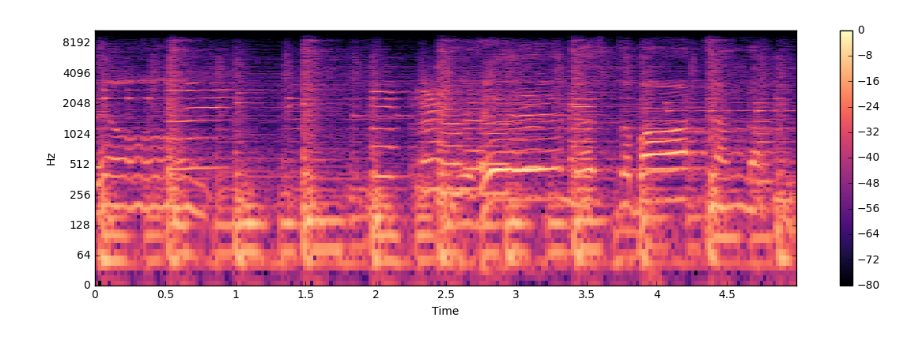
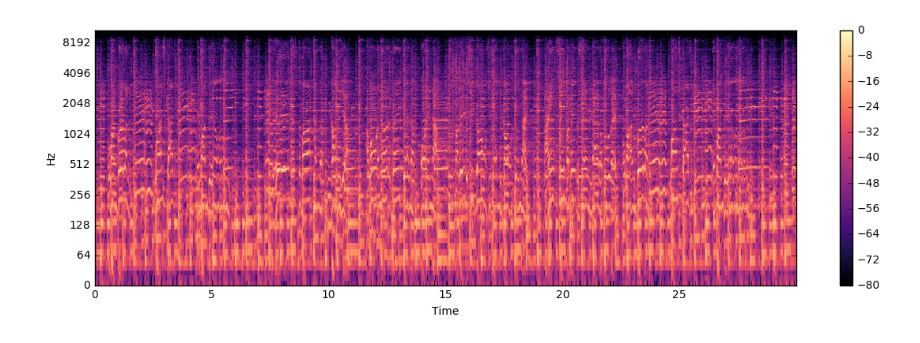
Before and after one commit to Nelca/buildMLSystem, a Jupyter notebook: clusteringMusicTest/librosa_vocal_separation_tutorial.ipynb, the cells around one changed output. Saved outputs shown, nothing was run; the diff lists cells and outputs as text; code cells hidden in the pictures.

```diff
--- a/clusteringMusicTest/librosa_vocal_separation_tutorial.ipynb
+++ b/clusteringMusicTest/librosa_vocal_separation_tutorial.ipynb
@@ -10,14 +12,14 @@ y, sr = librosa.load(file_path)
 # %%
 S_full, phase = librosa.magphase(librosa.stft(y))
 # %%
-idx = slice(*librosa.time_to_frames([5, 10], sr=sr))
+idx = slice(*librosa.time_to_frames([0, 30], sr=sr))
 plt.figure(figsize=(12, 4))
 librosa.display.specshow(librosa.amplitude_to_db(S_full[:, idx], ref=np.max),
                         x_axis='time', y_axis='log', sr=sr)
 plt.colorbar()
 plt.tight_layout()
 # %% [output]
-[figure, old version]
+[figure, new version]
 # %%
 S_filter = librosa.decompose.nn_filter(S_full,
                                       aggregate=np.median,
```
Also changed, not shown: parts of 4 cells of this notebook.
